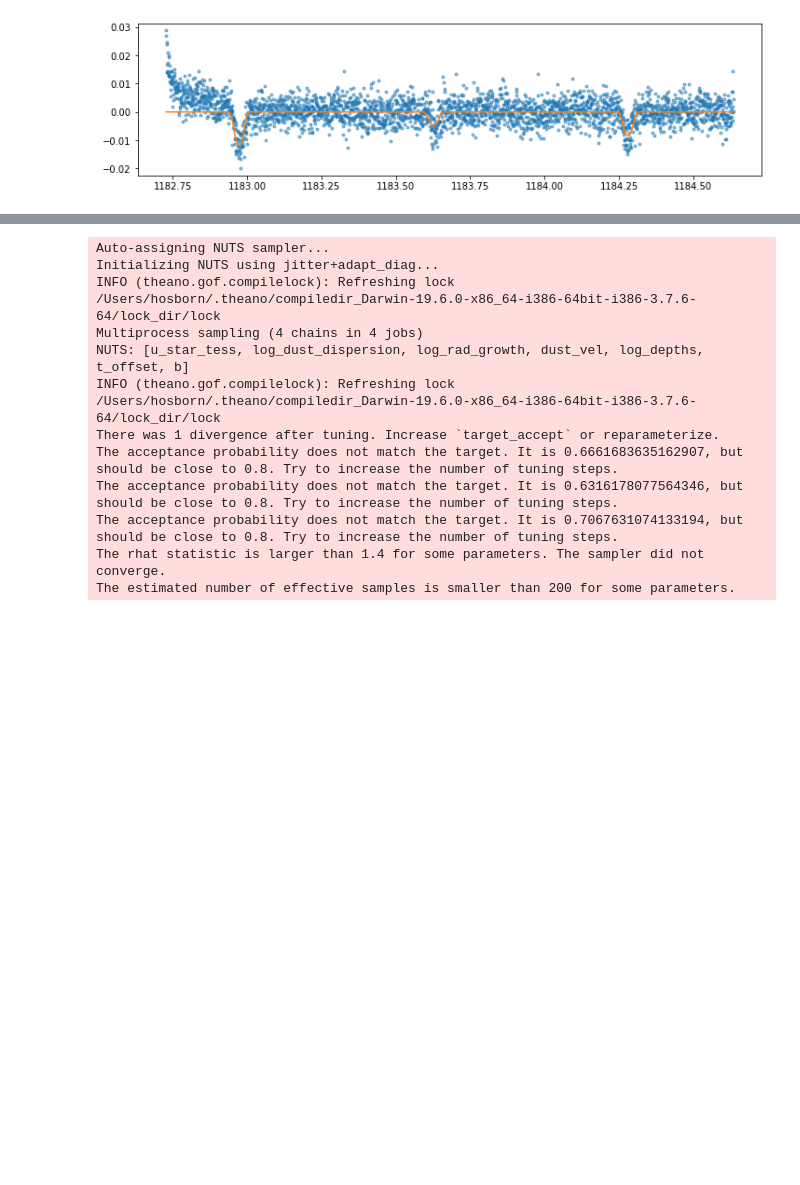
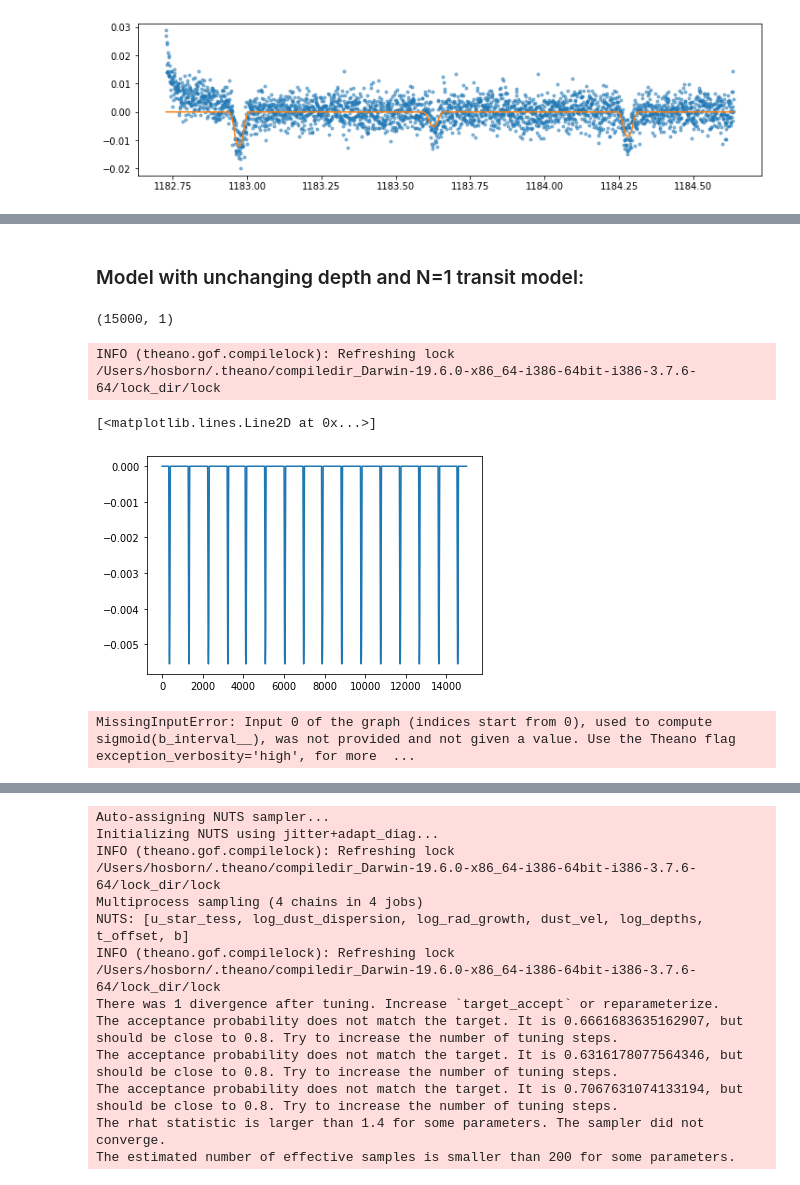
Before and after one commit to hposborn/project-find-evaporators, a Jupyter notebook: StackedTransitTail Model.ipynb, the cells around one changed output, grey strips where cells are left out. Saved outputs shown, nothing was run; the diff lists cells and outputs as text; code cells hidden in the pictures; blank space fills up the shorter version.

```diff
--- a/StackedTransitTail Model.ipynb
+++ b/StackedTransitTail Model.ipynb
@@ -281,0 +256,60 @@ plt.plot(t[:2800],map_estimate["model_lc"][:2800])
+# %% [markdown]
+### Model with unchanging depth and N=1 transit model:
+# %%
+orbit = xo.orbits.KeplerianOrbit(r_star=Rs, m_star=Ms, period=P, t0=t_0, b=0.4)
+lc=xo.LimbDarkLightCurve(np.array([0.3,0.4])).get_light_curve(orbit=orbit, r=tt.exp(-3), t=t).eval()
+# %%
+lc.shape
+# %% [output]
+(15000, 1)
+# %%
+ld_dists=getLDs(Teff,logg,n_samples=1200,mission='tess')
+ld_mult=1.0
+
+with pm.Model() as simple_model:
+    #b can just be unit uniform:
+    b=pm.Uniform('b',lower=0.0,upper=0.95)
+    #This is no longer used, the offset was just 0.5P
+    t_offset=pm.Bound(pm.Normal, upper=0.4*P,lower=-0.4*P)("t_offset", mu=0.0, sigma=0.05*P)
+
+    # log_rpl
+    log_rprs = pm.Uniform('log_r_pl', upper=np.log(0.33),lower=np.log(1e-3))
+
+    u_star_tess = pm.Bound(pm.Normal, lower=0.0, upper=1.0)("u_star_tess",
+                                    mu=np.clip(np.nanmedian(ld_dists,axis=0),0,1),
+                                    sd=np.clip(ld_mult*np.nanstd(ld_dists,axis=0),0.05,1.0),
+                                    shape=2, testval=np.clip(np.nanmedian(ld_dists,axis=0),0,1))
+
+    #Defining the orbit using stellar params (Rs, Ms) and period, t_0 and b:
+    orbit = xo.orbits.KeplerianOrbit(r_star=Rs, m_star=Ms, period=P, t0=t_0+t_offset, b=b)
+
+    lc=xo.LimbDarkLightCurve(u_star_tess).get_light_curve(orbit=orbit, r=tt.exp(log_rprs), t=t)
+
+    model_lc = pm.Deterministic("model_lc", lc)
+
+    #Likelihood of the model:
+    pm.Normal("likelihood", mu=model_lc, sigma=flux_err[:,np.newaxis], observed=flux[:,np.newaxis])
+    llk = pm.Deterministic("llk", simple_model.logpt)
+
+    #return final_model
+# %%
+with simple_model:
+    simple_map_estimate = pm.find_MAP(model=simple_model, method="powell")
+# %% [output]
+INFO (theano.gof.compilelock): Refreshing lock /Users/hosborn/.theano/compiledir_Darwin-19.6.0-x86_64-i386-64bit-i386-3.7.6-64/lock_dir/lock
+# %%
+simple_map_estimate['model_lc']
+# %% [output]
+[<matplotlib.lines.Line2D at 0x...>]
+[figure, added]
+# %%
+with model:
+    map_estimate = pm.find_MAP(model=model, method="powell")
+
+with simple_model:
+    simple_map_estimate = pm.find_MAP(model=simple_model, method="powell")
+
+llks = [map_estimate['llk'],simple_map_estimate['llk']]
+print(llks[0]-llks[1])
+# %% [output]
+MissingInputError: Input 0 of the graph (indices start from 0), used to compute sigmoid(b_interval__), was not provided and not given a value. Use the Theano flag exception_verbosity='high', for more  ...
```
Also changed, not shown: parts of 20 cells of this notebook, 11 other files.
